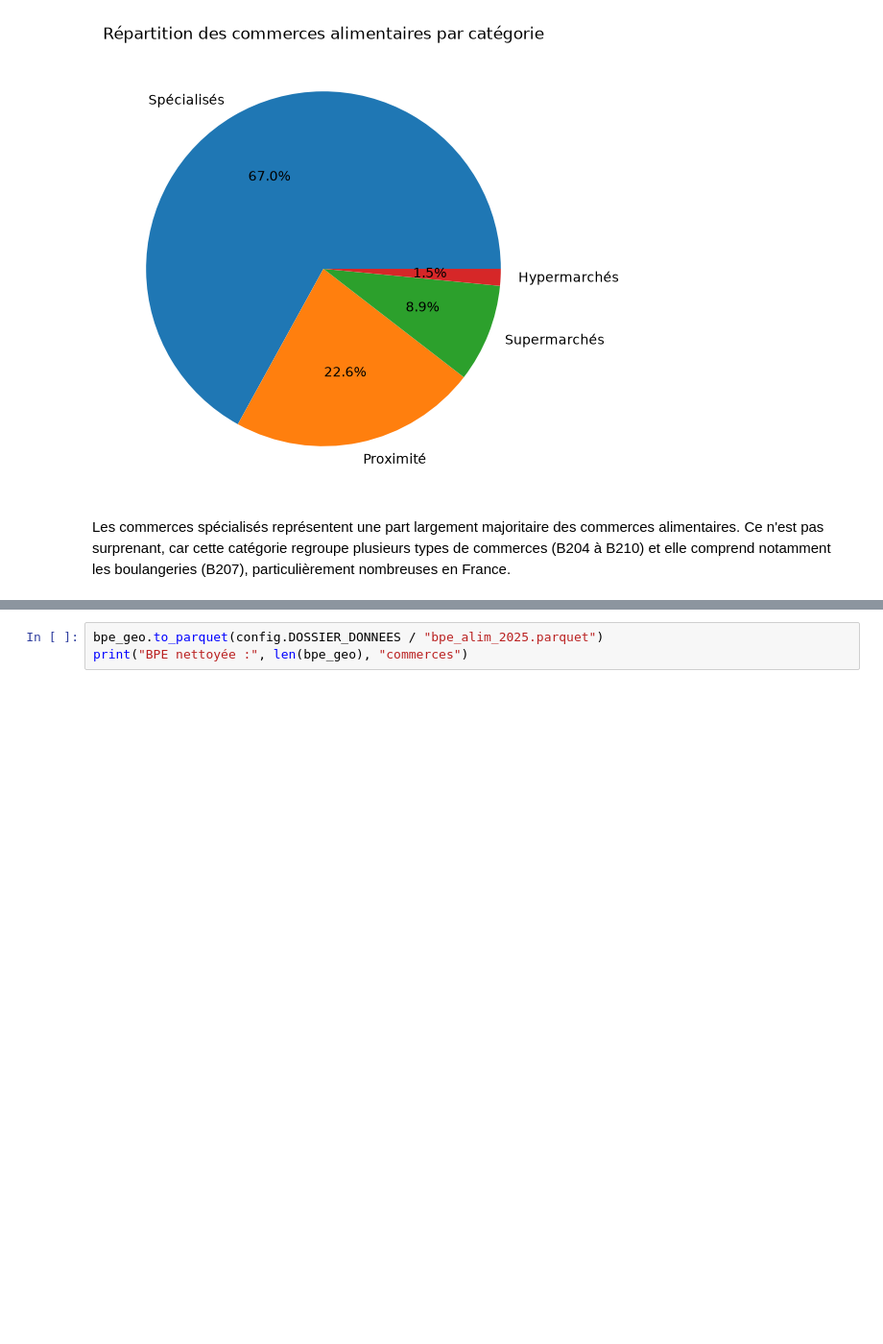
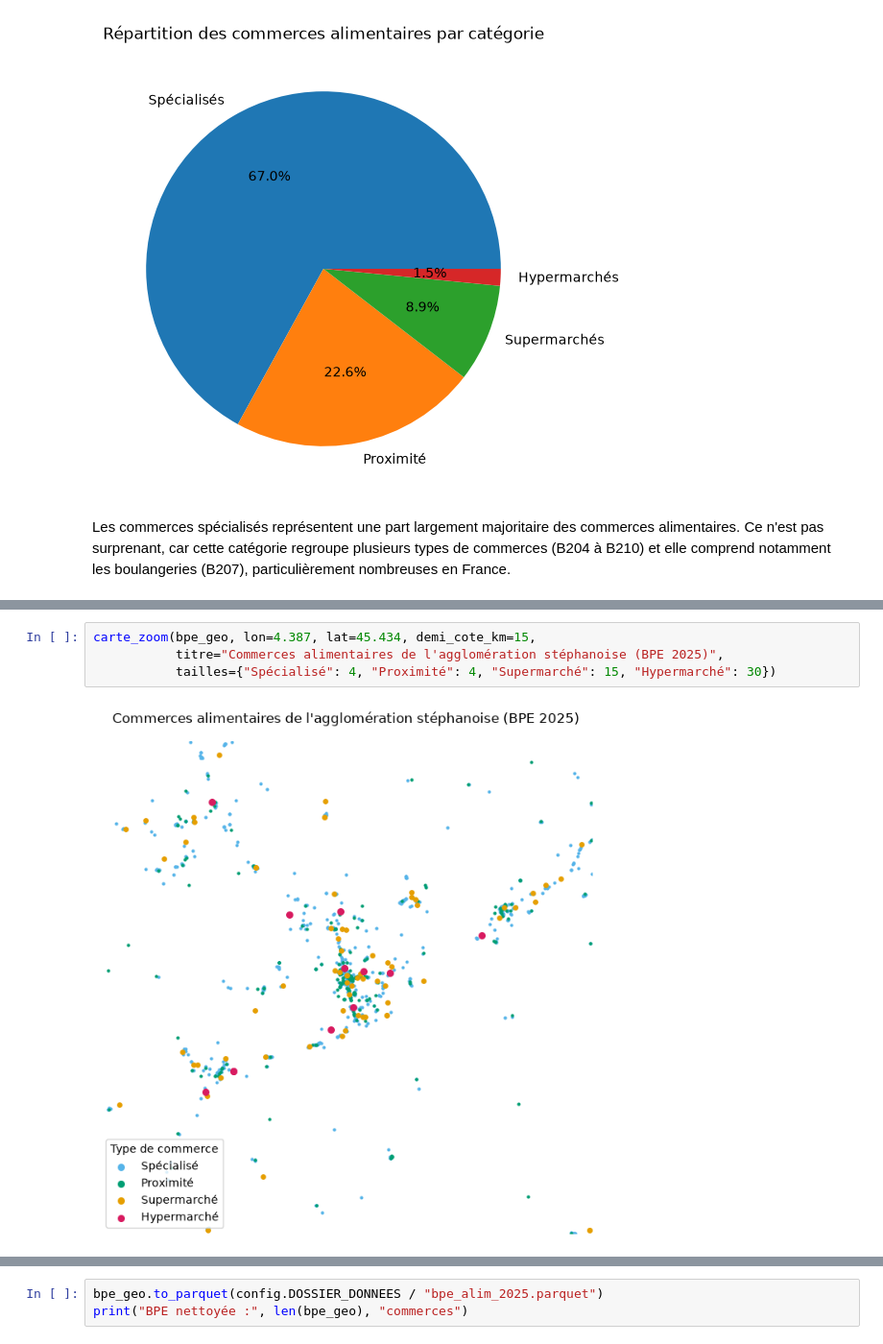
Before and after one commit to Samsamdu86/projet__python_DS, a Jupyter notebook: notebooks/01_nettoyage_bpe.ipynb, the cells around one changed output, grey strips where cells are left out. Shown at 96% size. Cells and saved outputs as stored; diff of their text form; blank space fills up the shorter version.

```diff
--- a/notebooks/01_nettoyage_bpe.ipynb
+++ b/notebooks/01_nettoyage_bpe.ipynb
@@ -313,0 +430,6 @@ ax.set_axis_off()
+# %%
+carte_zoom(bpe_geo, lon=4.387, lat=45.434, demi_cote_km=15,
+           titre="Commerces alimentaires de l'agglomération stéphanoise (BPE 2025)",
+           tailles={"Spécialisé": 4, "Proximité": 4, "Supermarché": 15, "Hypermarché": 30})
+# %% [output]
+[figure, added]
```
Also changed, not shown: parts of 12 cells of this notebook.
